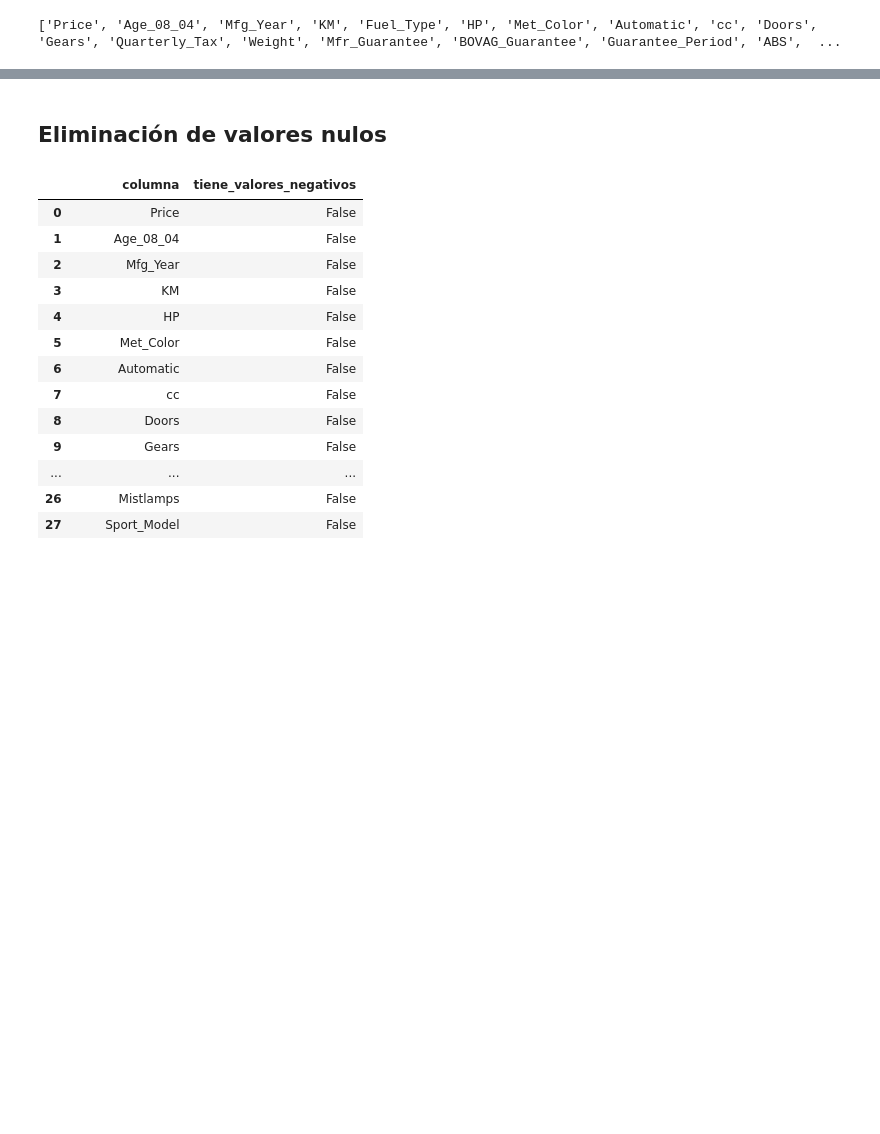
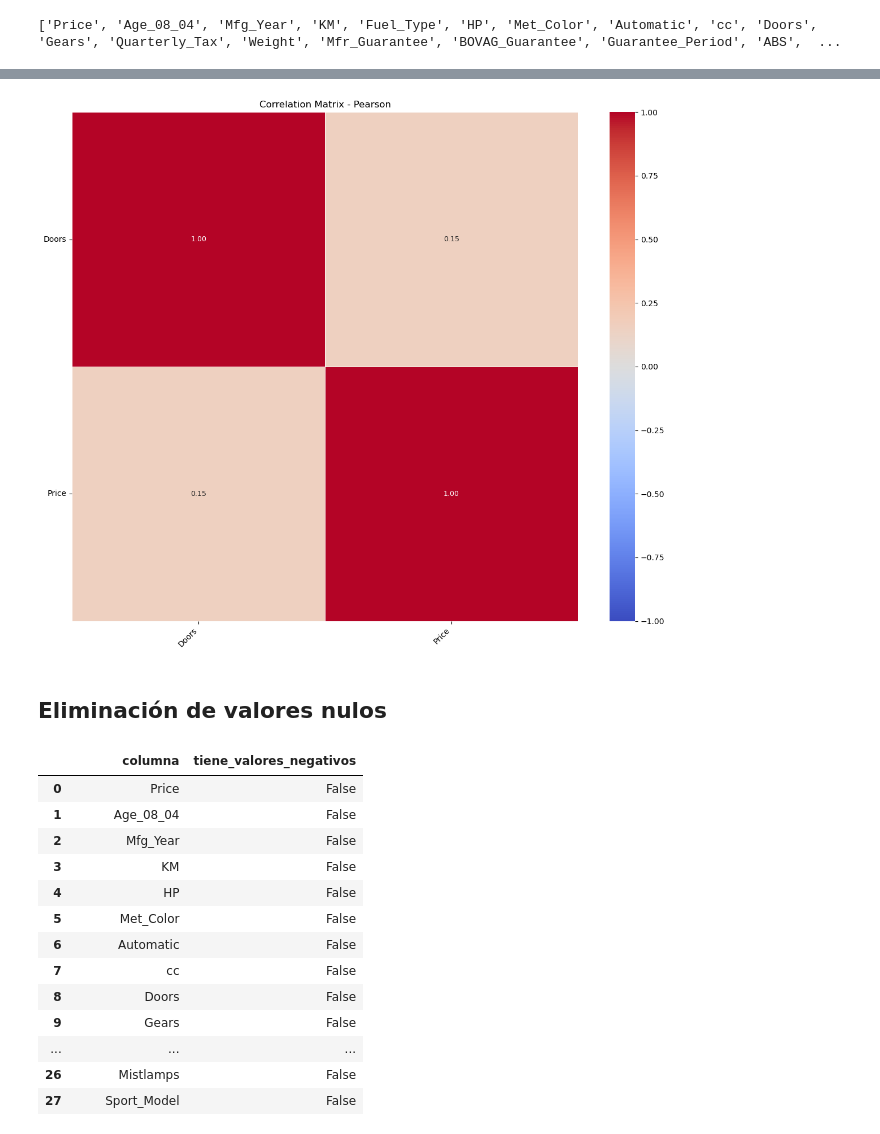
Before and after one commit to alvarotoledo01/parcial_toyotaCorolla, a Jupyter notebook: clean_data.ipynb, the cells around one changed output, grey strips where cells are left out. Saved outputs shown, nothing was run; the diff lists cells and outputs as text; code cells hidden in the pictures; blank space fills up the shorter version.

```diff
--- a/clean_data.ipynb
+++ b/clean_data.ipynb
@@ -587,3 +676,8 @@ print(df.columns.tolist())
+# %%
+
+matrix = show_correlation_matrix(df[['Doors','Brand', 'Series', 'Engine_Size', 'Engine_Tech', 'Body_Style', 'Trim', 'Price']])
+# %% [output]
+[figure, added]
 # %% [markdown]
 ## Eliminación de valores nulos
 # %%
```
Also changed, not shown: parts of 19 cells of this notebook.
